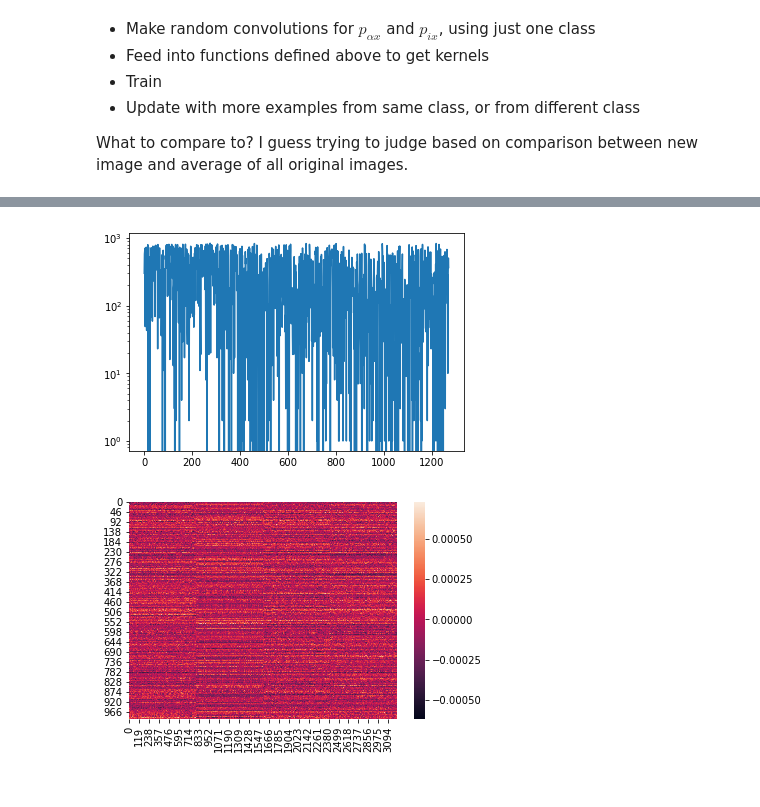
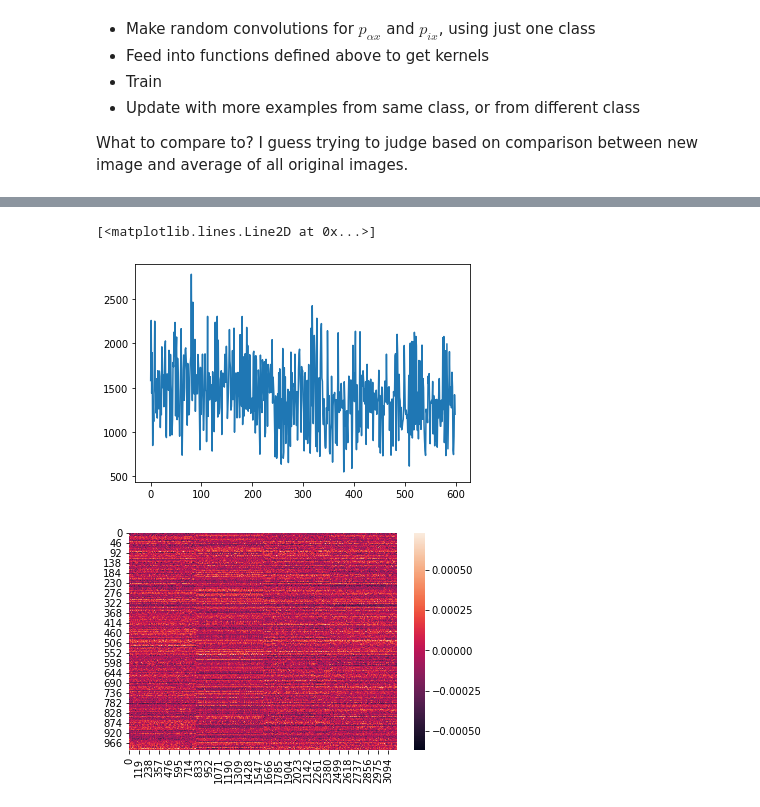
Before and after one commit to Ninjaneer32/immune-svm, a Jupyter notebook: scripts/Testing.ipynb, the cells around one changed output, grey strips where cells are left out. Drawn from its saved outputs; the diff is of its cells as text; code cells hidden in the pictures.

```diff
--- a/scripts/Testing.ipynb
+++ b/scripts/Testing.ipynb
@@ -429,38 +437,34 @@ X_train[0].min()
 # %%
+import random
 params = {'Num_treg': 1000,
-          'Num_base':3000,
+          'Num_base':30000,
           'Num_tcell':2000,
-          'Sites_per_label':500,
+          'Sites_per_label':200,
           'Num_self': 100,
           'Num_foreign': 100}
 size = 28*28
 
 (X_train, Y_train), (X_test, Y_test) = mnist.load_data()
 train = list(X_train[Y_train==0])
+random.shuffle(train)
 train = train[:params['Sites_per_label']]
 
 test_self = X_test[Y_test==0]
 test_self = test_self[:params['Num_self']]
-#test_self = test_self-(np.ones(np.shape(test_self)).T*test_self.mean(axis=1).mean(axis=1)).T
-#test_self = (test_self.T/test_self.reshape((params['Num_self'],size)).std(axis=1)).T
 test_foreign = X_test[Y_test==4]
 test_foreign = test_foreign[:params['Num_foreign']]
-#test_foreign = test_foreign - (np.ones(np.shape(test_foreign)).T*test_foreign.mean(axis=1).mean(axis=1)).T
-#test_foreign = (test_foreign.T/test_foreign.reshape((params['Num_foreign'],size)).std(axis=1)).T
-#test_foreign = (test_foreign.T/test_foreign.sum(axis=1).sum(axis=1)).T
 
 for label in [2,3]:
     train = train+list(np.asarray(X_train[Y_train==label])[:params['Sites_per_label']])
 train=np.asarray(train)
-train = train[train.mean(axis=1).mean(axis=1)<50,:,:]
+#train = train[train.mean(axis=1).mean(axis=1)<50,:,:]
 params['Num_sites'] = len(train)
-#train = train - (np.ones(np.shape(train)).T*train.mean(axis=1).mean(axis=1)).T
-#train = (train.T/train.reshape((params['Num_sites'],size)).std(axis=1)).T
 # %%
 p_base = np.zeros((params['Num_base'],params['Num_sites']))
+p_self = np.zeros((params['Num_base'],params['Num_self']))
+p_foreign = np.zeros((params['Num_base'],params['Num_foreign']))
 for k in range(params['Num_base']):
-    proj_rand = BinaryRandomMatrix(28,28,0.1)
+    proj_rand = BinaryRandomMatrix(28,28,0.2)
     p_base[k,:] = (train*proj_rand).sum(axis=1).sum(axis=1)/size
-
-Tcell_list = np.logical_and(p_base.max(axis=1)>6,p_base.max(axis=1)<6.5)
-Treg_list = np.logical_and(p_base.max(axis=1)>6.5,p_base.max(axis=1)<6.6)
+    p_self[k,:] = (test_self*proj_rand).sum(axis=1).sum(axis=1)/size
+    p_foreign[k,:] = (test_foreign*proj_rand).sum(axis=1).sum(axis=1)/size
@@ -472,7 +481,3 @@ plt.show()
 # %%
-thresh=4.5
-Tcell_list = np.logical_and(p_base.max(axis=1)>6,p_base.max(axis=1)<7)
-Treg_list = np.logical_and(p_base.max(axis=1)>6.5,p_base.max(axis=1)<6.6)
-sns.heatmap(p_base[Tcell_list,:]>thresh)
-plt.show()
-((p_base[Tcell_list,:]>thresh).sum(axis=0)==0).sum()
+Tcell_list = np.logical_and(p_base.max(axis=1)>12,p_base.max(axis=1)<13)
+Treg_list = np.logical_and(p_base.max(axis=1)>15,p_base.max(axis=1)<16)
@@ -482,9 +500,8 @@ plt.show()
 # %%
-plt.plot((p_base[Tcell_list,:]>4.3).sum(axis=0))
-plt.gca().set_yscale('log')
-plt.show()
+plt.plot(p_base[Treg_list,:].sum(axis=0))
 # %% [output]
+[<matplotlib.lines.Line2D at 0x...>]
-[figure, old version]
+[figure, new version]
 # %%
 k = 0
 
```
Also changed, not shown: parts of 13 cells of this notebook.
